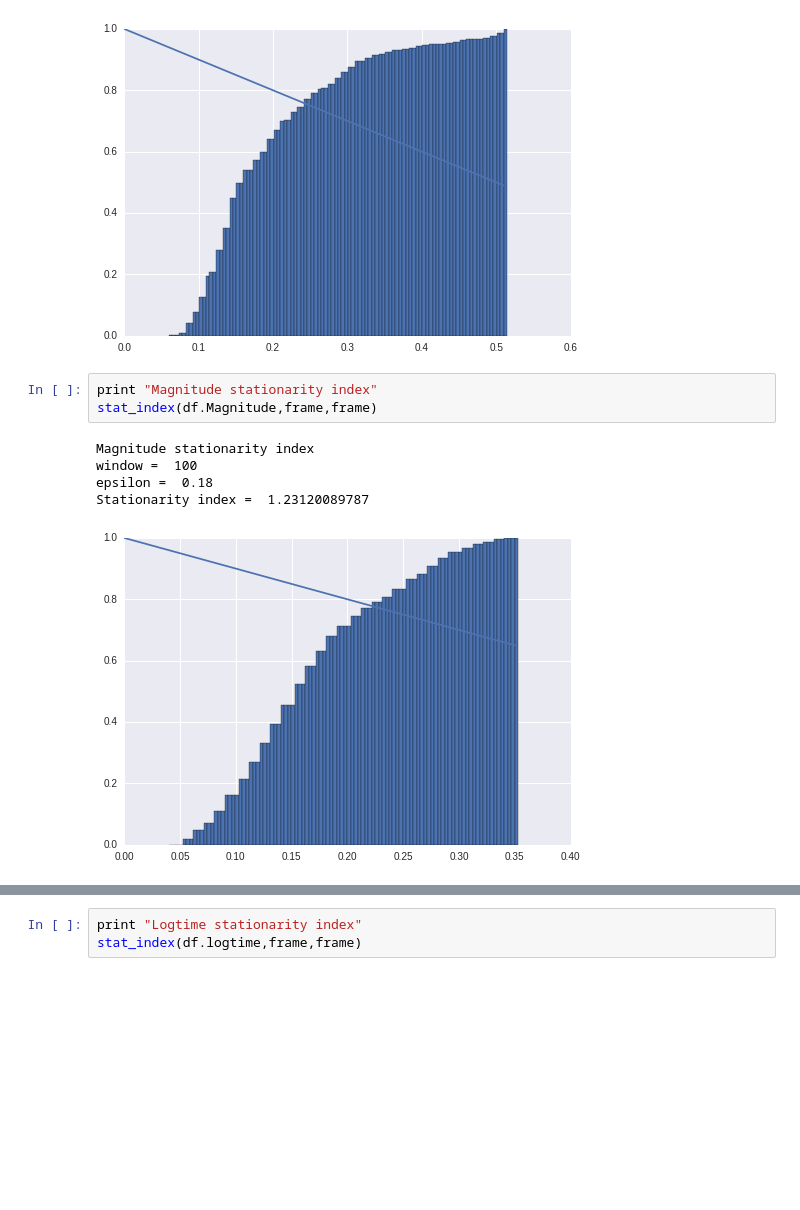
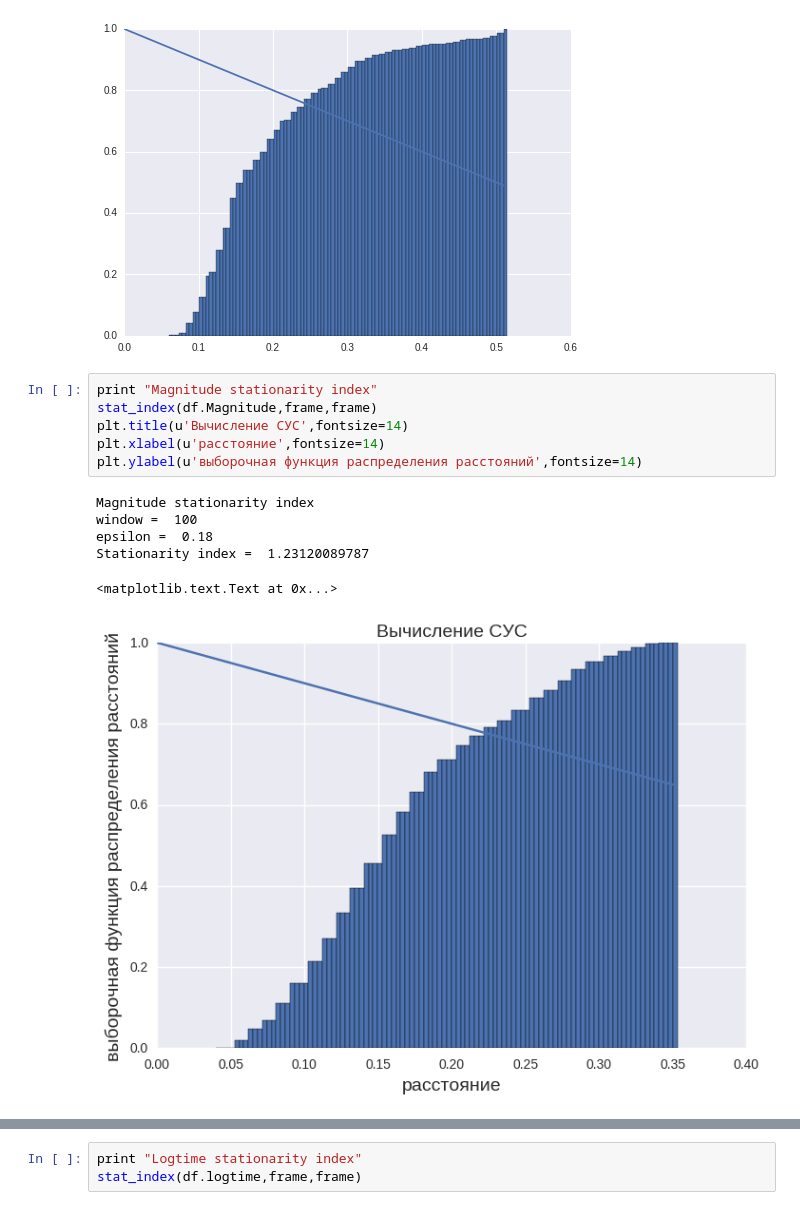
Before and after one commit to HoodPanther/earthquakes-1, a Jupyter notebook: Earthquakes-Copy1.ipynb, the cells around one changed output, grey strips where cells are left out. Saved outputs shown, nothing was run; the diff lists cells and outputs as text; blank space fills up the shorter version.

```diff
--- a/Earthquakes-Copy1.ipynb
+++ b/Earthquakes-Copy1.ipynb
@@ -200,9 +227,13 @@ Stationarity index =  1.34343434343
 # %%
 print "Magnitude stationarity index"
 stat_index(df.Magnitude,frame,frame)
+plt.title(u'Вычисление СУС',fontsize=14)
+plt.xlabel(u'расстояние',fontsize=14)
+plt.ylabel(u'выборочная функция распределения расстояний',fontsize=14)
 # %% [output]
 Magnitude stationarity index
 window =  100
 epsilon =  0.18
 Stationarity index =  1.23120089787
+<matplotlib.text.Text at 0x...>
-[figure, old version]
+[figure, new version]
```
Also changed, not shown: parts of 11 cells of this notebook.
